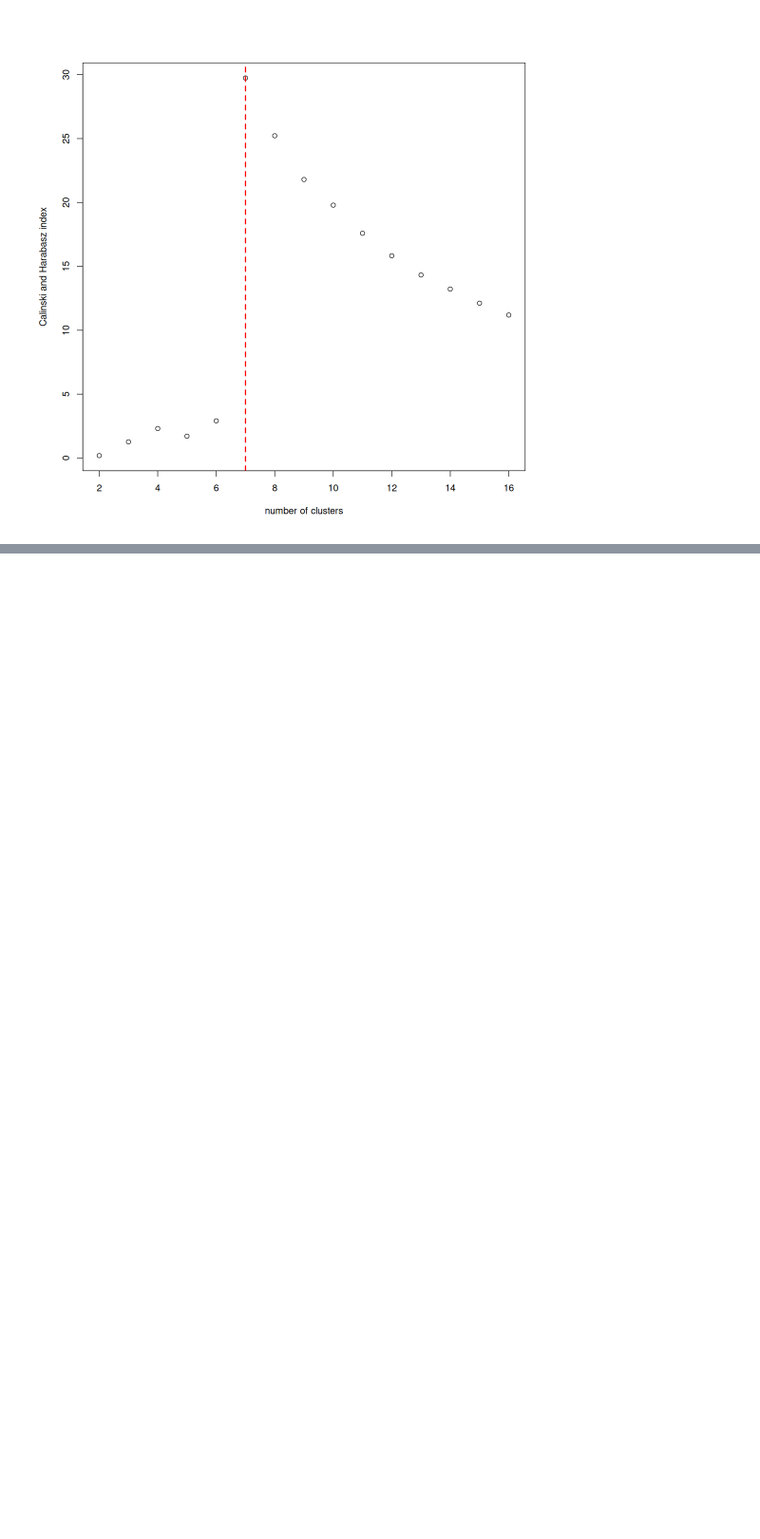
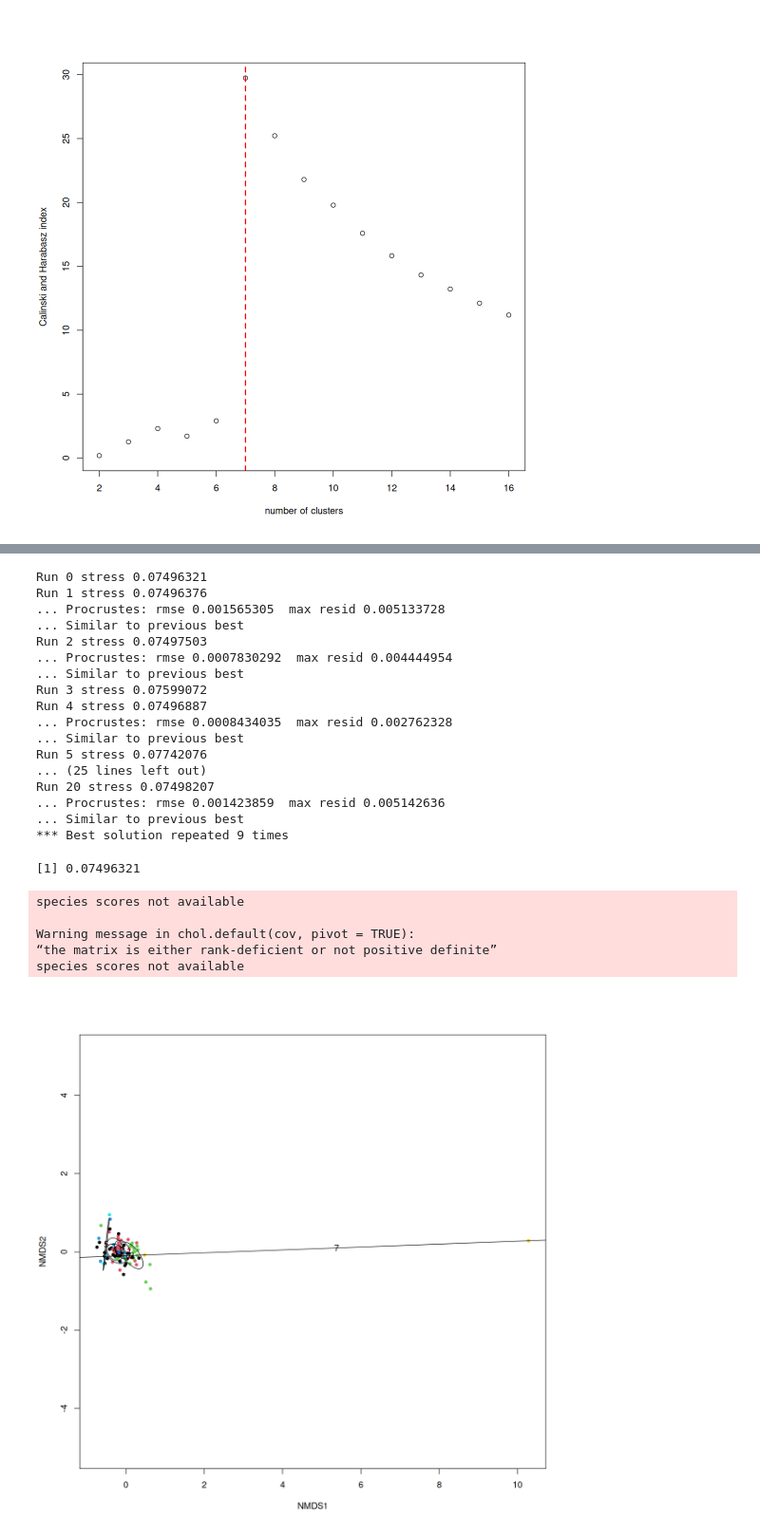
Before and after one commit to zfourati/Multivariate_statisitcs_project, a Jupyter notebook: taiwan_forest/script_alena.ipynb, the cells around one changed output, grey strips where cells are left out. Shown at 95% size. Drawn from its saved outputs; the diff is of its cells as text; code cells hidden in the pictures; blank space fills up the shorter version.

Commit message:
Add .gitignore and NMDS functional analysis (Alena)

```diff
--- a/taiwan_forest/script_alena.ipynb
+++ b/taiwan_forest/script_alena.ipynb
@@ -392,0 +498,16 @@ plot(spe.b.pcoa.env, p.max = 0.05, col = 3)
+# %%
+cluster_df <- data.frame(
+  Species = names(Nb.UPGMA$Best.partition),
+  Cluster = as.integer(Nb.UPGMA$Best.partition)
+)
+
+traits_with_clusters <- merge(
+  traits,
+  cluster_df,
+  by = "Species"
+)
+
+rownames(traits_with_clusters) <- traits_with_clusters$Species
+traits_with_clusters$Species <- NULL
+
+head(traits_with_clusters)
@@ -392,0 +526,40 @@ plot(spe.b.pcoa.env, p.max = 0.05, col = 3)
+# %%
+traits_for_nmds <- traits_with_clusters[,
+  !(colnames(traits_with_clusters) %in% "Cluster")]
+
+traits_scaled <- scale(traits_for_nmds)
+
+head(traits_scaled)
+
+library(vegan)
+
+#set.seed(123)
+
+nmds_species <- metaMDS(
+  traits_scaled,
+  distance = "euclidean",
+  k = 2,
+  trymax = 200,
+  autotransform = FALSE
+)
+
+# NDMS quality check
+nmds_species$stress
+
+clusters <- traits_with_clusters$Cluster
+
+ordiplot(nmds_species, type = "n")
+points(nmds_species, col = clusters, pch = 19)
+ordiellipse(nmds_species,
+            clusters,
+            kind = "sd",
+            label = TRUE)
+
+fit_traits <- envfit(nmds_species, traits_for_nmds)
+
+plot(nmds_species)
+plot(fit_traits, p.max = 0.05, col = "red")
+
+## -->NMDS reveals a largely continuous functional trait space with one
+# functionally distinct cluster separated from the main species cloud
+# %% [output]
@@ -392,0 +575,24 @@ plot(spe.b.pcoa.env, p.max = 0.05, col = 3)
+Run 0 stress 0.07496321
+Run 1 stress 0.07496376
+... Procrustes: rmse 0.001565305  max resid 0.005133728
+... Similar to previous best
+Run 2 stress 0.07497503
+... Procrustes: rmse 0.0007830292  max resid 0.004444954
+... Similar to previous best
+Run 3 stress 0.07599072
+Run 4 stress 0.07496887
+... Procrustes: rmse 0.0008434035  max resid 0.002762328
+... Similar to previous best
+Run 5 stress 0.07742076
+... (25 lines left out)
+Run 20 stress 0.07498207
+... Procrustes: rmse 0.001423859  max resid 0.005142636
+... Similar to previous best
+*** Best solution repeated 9 times
+[1] 0.07496321
+species scores not available
+
+Warning message in chol.default(cov, pivot = TRUE):
+“the matrix is either rank-deficient or not positive definite”
+species scores not available
+[figure, added]
```
Also changed, not shown: parts of 14 cells of this notebook, 1 other file.
